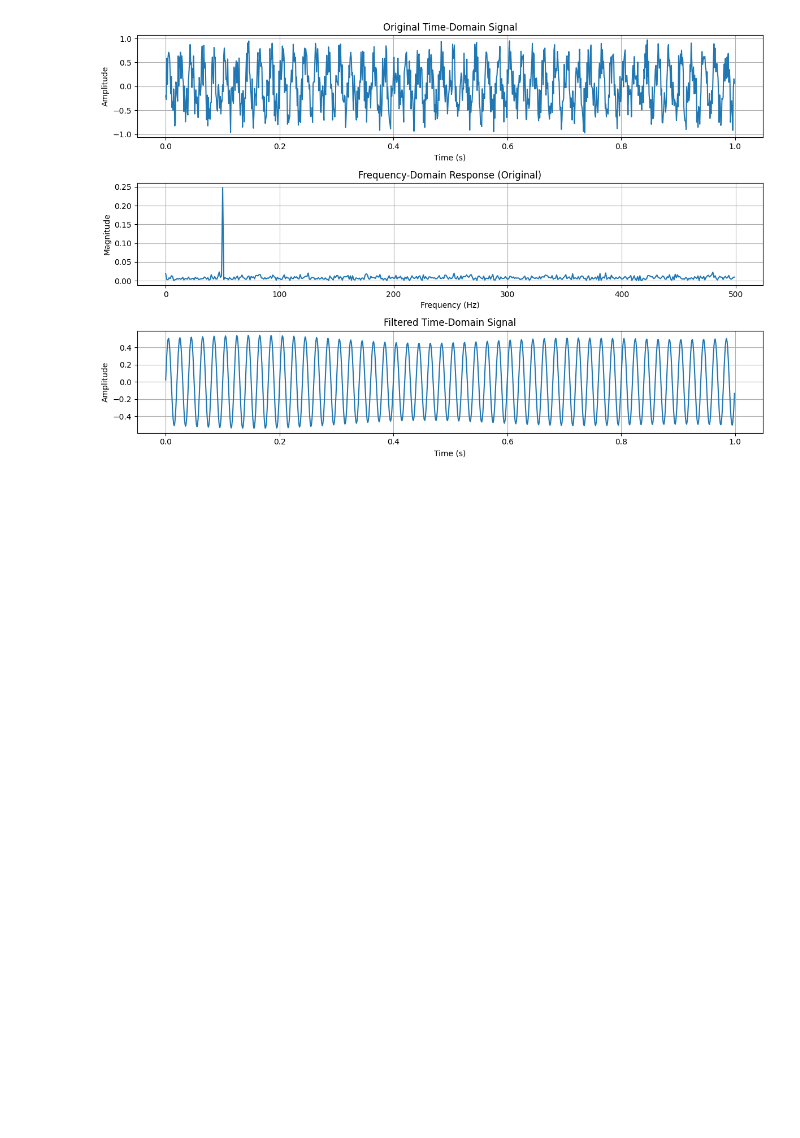
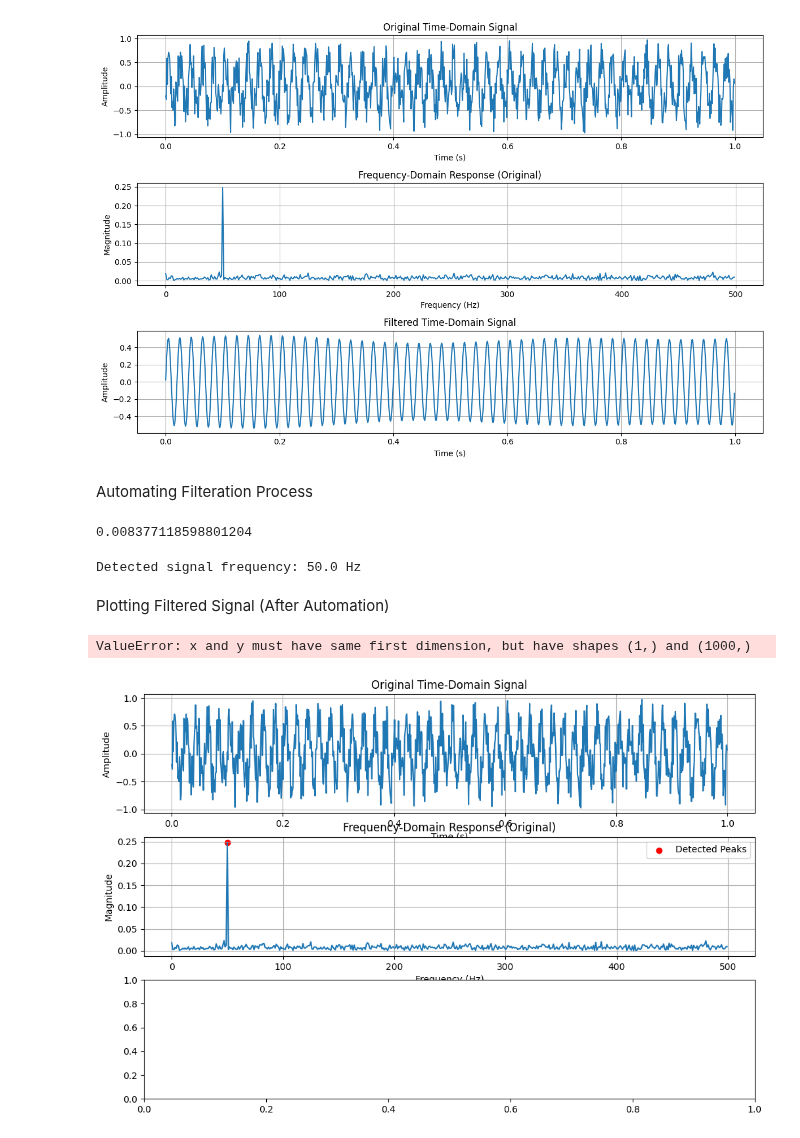
Before and after one commit to SIDDHARTH-S-001/openai_gym_experiments, a Jupyter notebook: signal_processing/fft_example.ipynb, the cells around one changed output. Cells and saved outputs as stored; diff of their text form; code cells hidden in the pictures; blank space fills up the shorter version.

Commit message:
automated signal frequency detection process

```diff
--- a/signal_processing/fft_example.ipynb
+++ b/signal_processing/fft_example.ipynb
@@ -102,3 +103,66 @@ plt.tight_layout()
 plt.show()
 # %% [output]
 [figure]
+# %% [markdown]
+Automating Filteration Process
+# %%
+print(np.mean(magnitude[:N//2]))
+# %% [output]
+0.008377118598801204
+# %%
+# Automatically detect peaks
+peaks, _ = find_peaks(magnitude[:N//2], height=0.1)  # Detect peaks in positive frequencies
+possible_frequencies = frequencies[peaks]  # Corresponding frequencies of the peaks
+
+# Identify the strongest peak as the signal frequency
+signal_frequency = possible_frequencies[np.argmax(magnitude[peaks])]
+print(f"Detected signal frequency: {signal_frequency} Hz")
+
+# Create a band-stop mask to remove frequencies except the detected signal frequency
+bandwidth = 2  # Bandwidth around the signal frequency (Hz)
+band_stop_mask = ~((np.abs(frequencies) >= (signal_frequency - bandwidth)) & (np.abs(frequencies) <= (signal_frequency + bandwidth)))
+
+# Apply the mask to the FFT result
+filtered_fft_result = fft_result * band_stop_mask
+
+# Perform Inverse FFT to get the filtered signal
+filtered_signal = np.fft.ifft(filtered_fft_result).real  # Get the real part of the signal
+# %% [output]
+Detected signal frequency: 50.0 Hz
+# %% [markdown]
+Plotting Filtered Signal (After Automation)
+# %%
+# Plot the results
+plt.figure(figsize=(12, 8))
+
+# Original time-domain signal
+plt.subplot(3, 1, 1)
+plt.plot(time, signal)
+plt.title("Original Time-Domain Signal")
+plt.xlabel("Time (s)")
+plt.ylabel("Amplitude")
+plt.grid()
+
+# Frequency-domain response
+plt.subplot(3, 1, 2)
+plt.plot(frequencies[:N//2], magnitude[:N//2])  # Only positive frequencies
+plt.scatter(frequencies[peaks], magnitude[peaks], color='red', label='Detected Peaks')  # Mark peaks
+plt.title("Frequency-Domain Response (Original)")
+plt.xlabel("Frequency (Hz)")
+plt.ylabel("Magnitude")
+plt.legend()
+plt.grid()
+
+# Filtered time-domain signal
+plt.subplot(3, 1, 3)
+plt.plot(time, filtered_signal)
+plt.title("Filtered Time-Domain Signal")
+plt.xlabel("Time (s)")
+plt.ylabel("Amplitude")
+plt.grid()
+
+plt.tight_layout()
+plt.show()
+# %% [output]
+ValueError: x and y must have same first dimension, but have shapes (1,) and (1000,)
+[figure, added]
```
Also changed, not shown: parts of 1 cell of this notebook.
